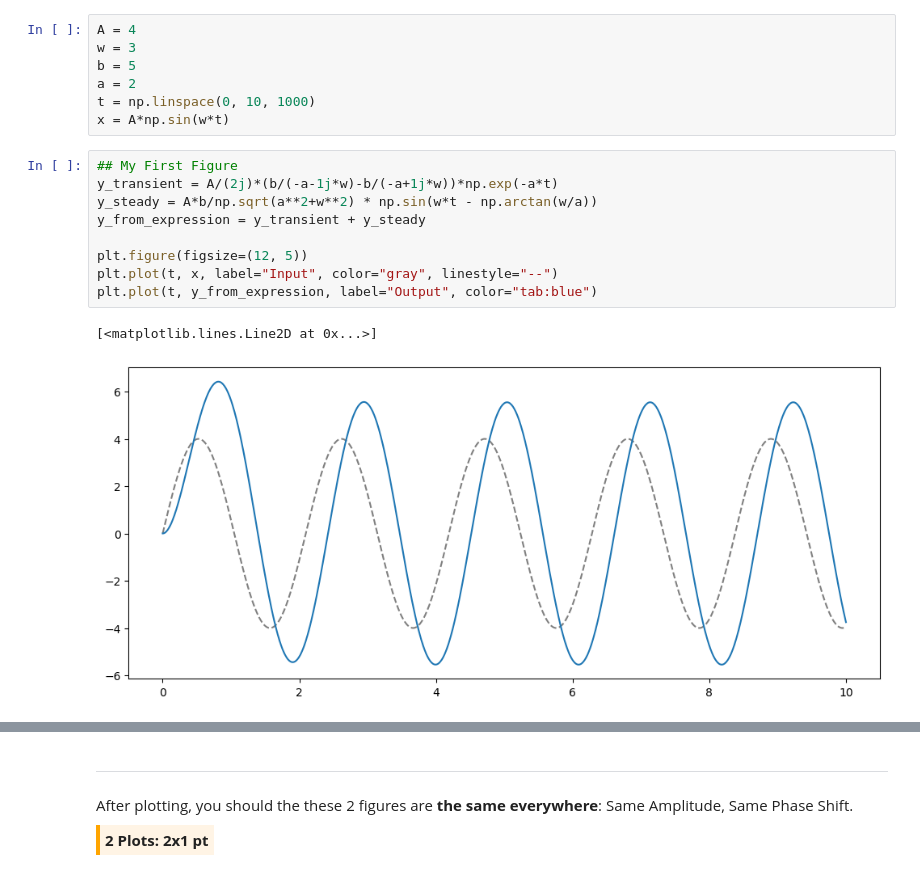
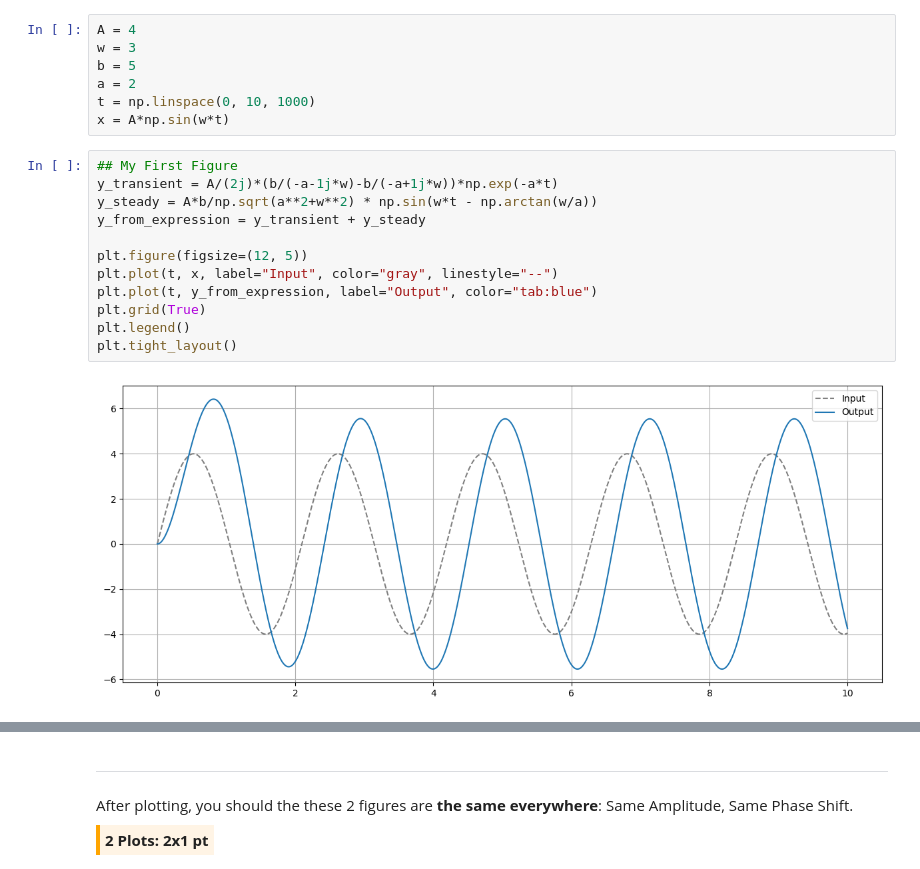
Before and after one commit to BotYue/ELE-251-25Sp-SU-Open, a Jupyter notebook: Section 2/Notebook 2_4 key.ipynb, the cells around one changed output, grey strips where cells are left out. Saved outputs shown, nothing was run; the diff lists cells and outputs as text.

```diff
--- a/Section 2/Notebook 2_4 key.ipynb
+++ b/Section 2/Notebook 2_4 key.ipynb
@@ -79,15 +79,17 @@ x = A*np.sin(w*t)
 # %%
 ## My First Figure
 y_transient = A/(2j)*(b/(-a-1j*w)-b/(-a+1j*w))*np.exp(-a*t)
 y_steady = A*b/np.sqrt(a**2+w**2) * np.sin(w*t - np.arctan(w/a))
 y_from_expression = y_transient + y_steady
 
 plt.figure(figsize=(12, 5))
 plt.plot(t, x, label="Input", color="gray", linestyle="--")
 plt.plot(t, y_from_expression, label="Output", color="tab:blue")
+plt.grid(True)
+plt.legend()
+plt.tight_layout()
 # %% [output]
-[<matplotlib.lines.Line2D at 0x...>]
-[figure, old version]
+[figure, new version]
 # %%
 ## My Second Figure
 num = [5]
```
Also changed, not shown: parts of 3 cells of this notebook.
